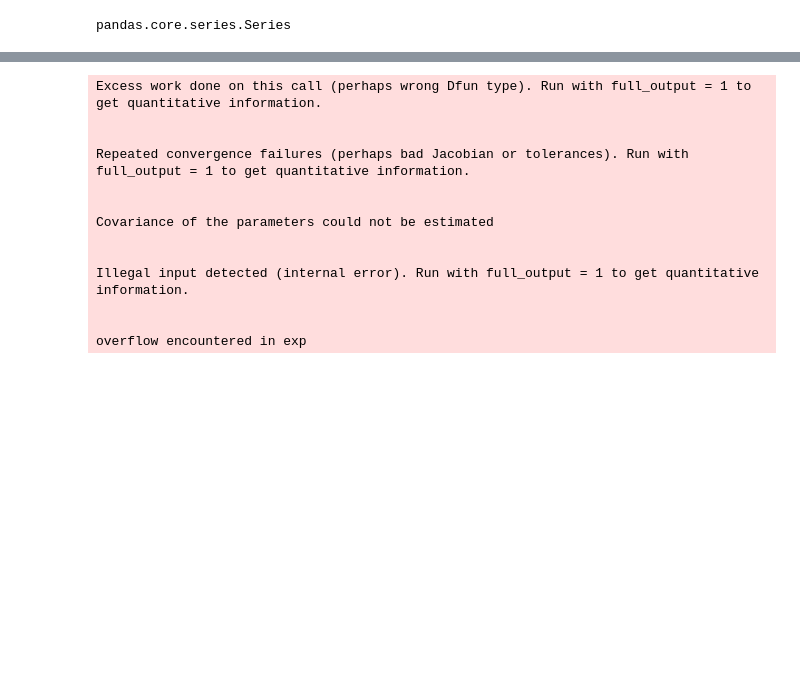
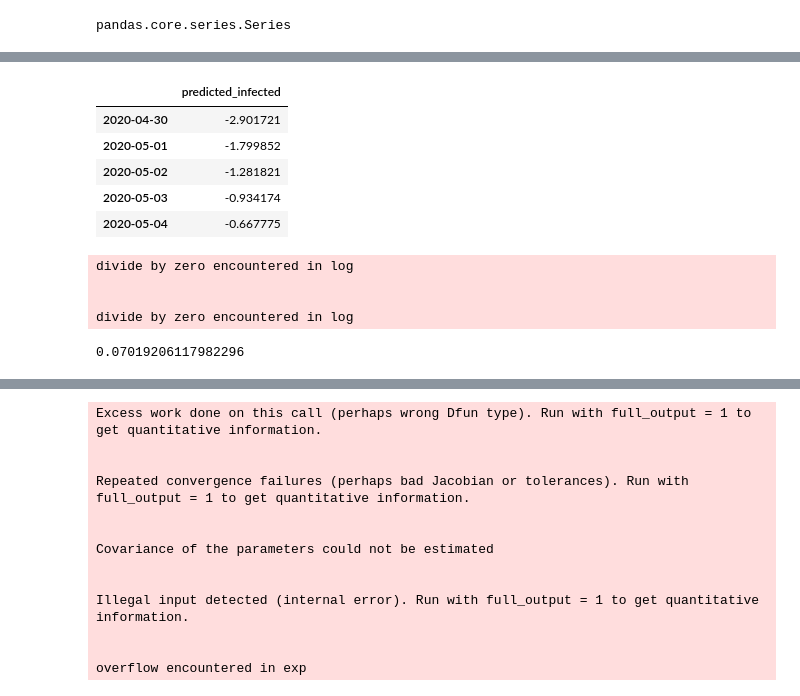
Before and after one commit to QuocTran/COVID-19, a Jupyter notebook: prognosis/Try_SEIR.ipynb, the cells around one changed output, grey strips where cells are left out. Drawn from its saved outputs; the diff is of its cells as text; code cells hidden in the pictures; blank space fills up the shorter version.

```diff
--- a/prognosis/Try_SEIR.ipynb
+++ b/prognosis/Try_SEIR.ipynb
@@ -99 +151,23 @@ Error - curve_fit failed
+# %%
+log_daily_predicted_case = np.log(daily_predicted_case[1:]*(mu.DEATH_RATE/100))
+# %%
+log_daily_predicted_case.head()
+# %% [output]
+|  | predicted_infected |
+| 2020-04-30 | -2.901721 |
+| 2020-05-01 | -1.799852 |
+| 2020-05-02 | -1.281821 |
+| 2020-05-03 | -0.934174 |
+| 2020-05-04 | -0.667775 |
+# %%
+log_fit, params = mu.get_log_daily_predicted_death_by_country('Iraq', lockdown_date='20200322', relax_date='20200411')
+# %% [output]
+divide by zero encountered in log
+
+
+divide by zero encountered in log
+# %%
+sum(params[1:])
+# %% [output]
+0.07019206117982296
 # %%
```
Also changed, not shown: parts of 15 cells of this notebook, 2 other files.
